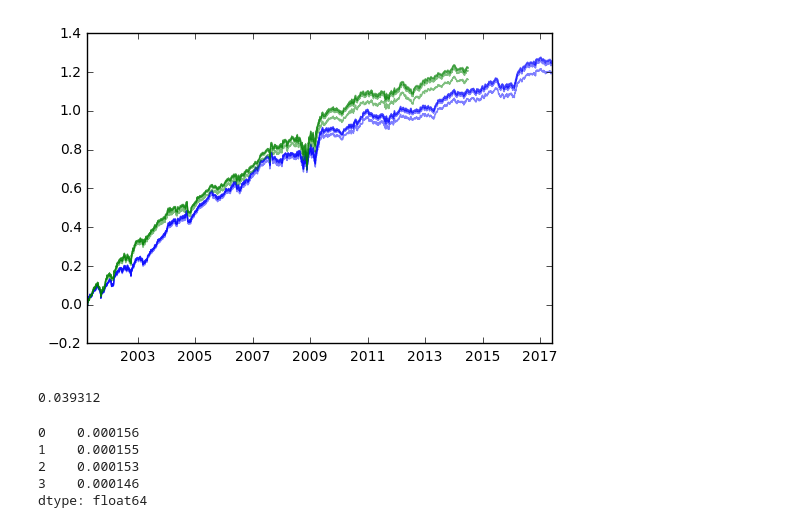
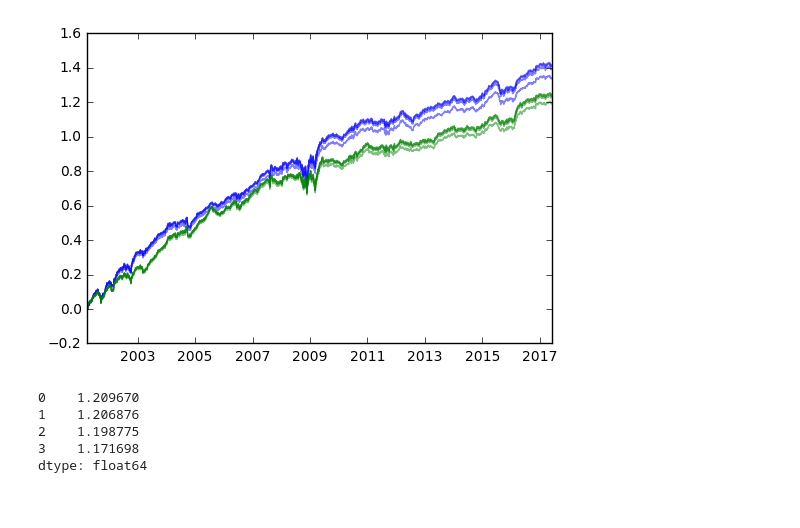
Before and after one commit to ryanoley/ram, a Jupyter notebook: examples/LongPEAD.ipynb, the cells around one changed output. Drawn from its saved outputs; the diff is of its cells as text; code cells hidden in the pictures.

```diff
--- a/examples/LongPEAD.ipynb
+++ b/examples/LongPEAD.ipynb
@@ -35,21 +37,22 @@ print(RunManager.get_run_names('LongPeadStrategy'))
 # %%
 plt.figure()
 
 runs = ['run_0018', 'run_0024']
 runs = ['run_0024', 'run_0025']
 runs = ['run_0031', 'run_0036']
 
 runs = ['run_0024', 'run_0036']
 runs = ['run_0036', 'run_0038']
+runs = ['run_0038', 'run_0040']
 
 colors = ['b', 'g']
 
 for c, run in zip(colors, runs):
     rm1 = RunManager('LongPeadStrategy', run, 2000)
     rm1.import_return_frame()
     plt.plot(rm1.returns.cumsum(), c, alpha=.5)
 
 plt.show()
 # %% [output]
-[figure, old version]
+[figure, new version]
 # %%
@@ -57,13 +60,9 @@ rm1 = RunManager('LongPeadStrategy', 'run_0027', 2011)
 rm1.import_return_frame()
-# %%
-.000156 * 252
-# %% [output]
-0.039312
 # %%
-rm1.returns.mean()
+rm1.returns.mean() * 252 / rm1.returns.std() / np.sqrt(252)
 # %% [output]
-0    0.000156
-1    0.000155
-2    0.000153
-3    0.000146
+0    1.209670
+1    1.206876
+2    1.198775
+3    1.171698
 dtype: float64
```
Also changed, not shown: parts of 5 cells of this notebook, 1 other file.
